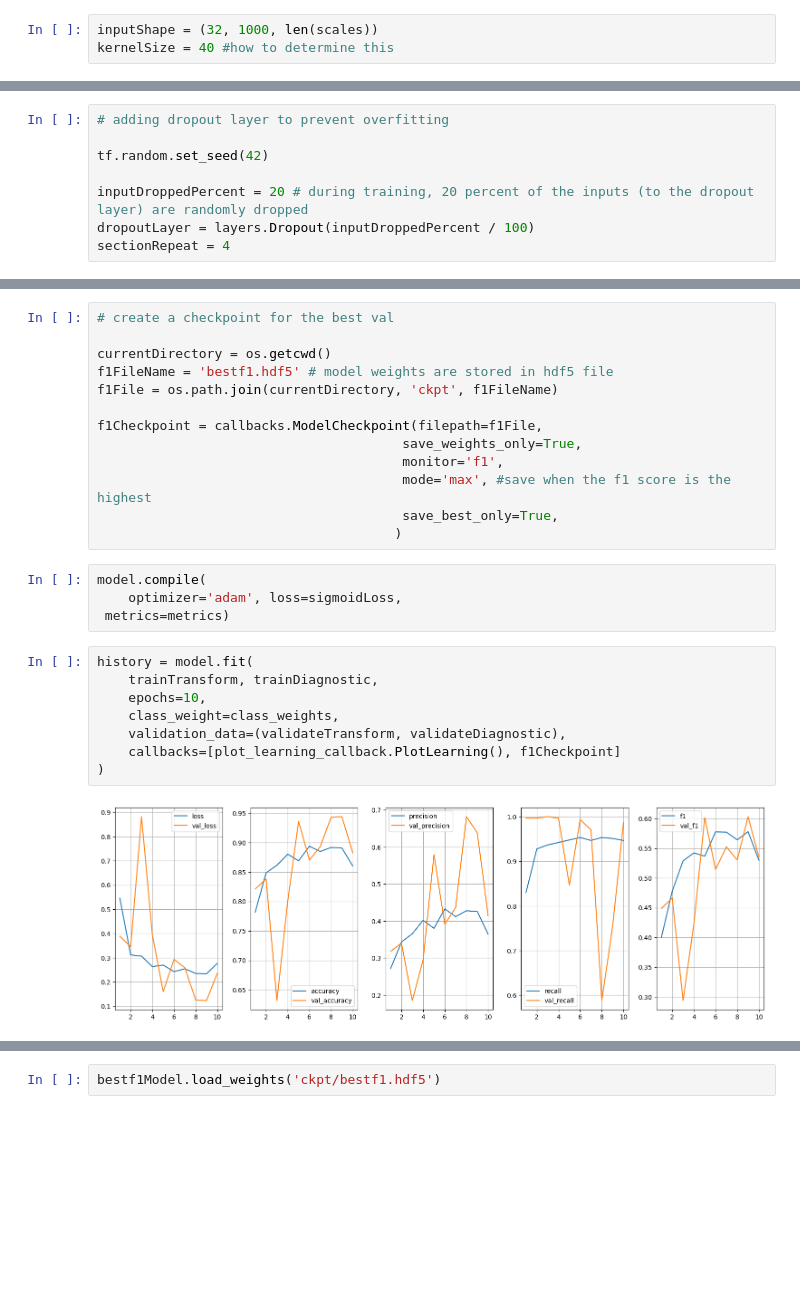
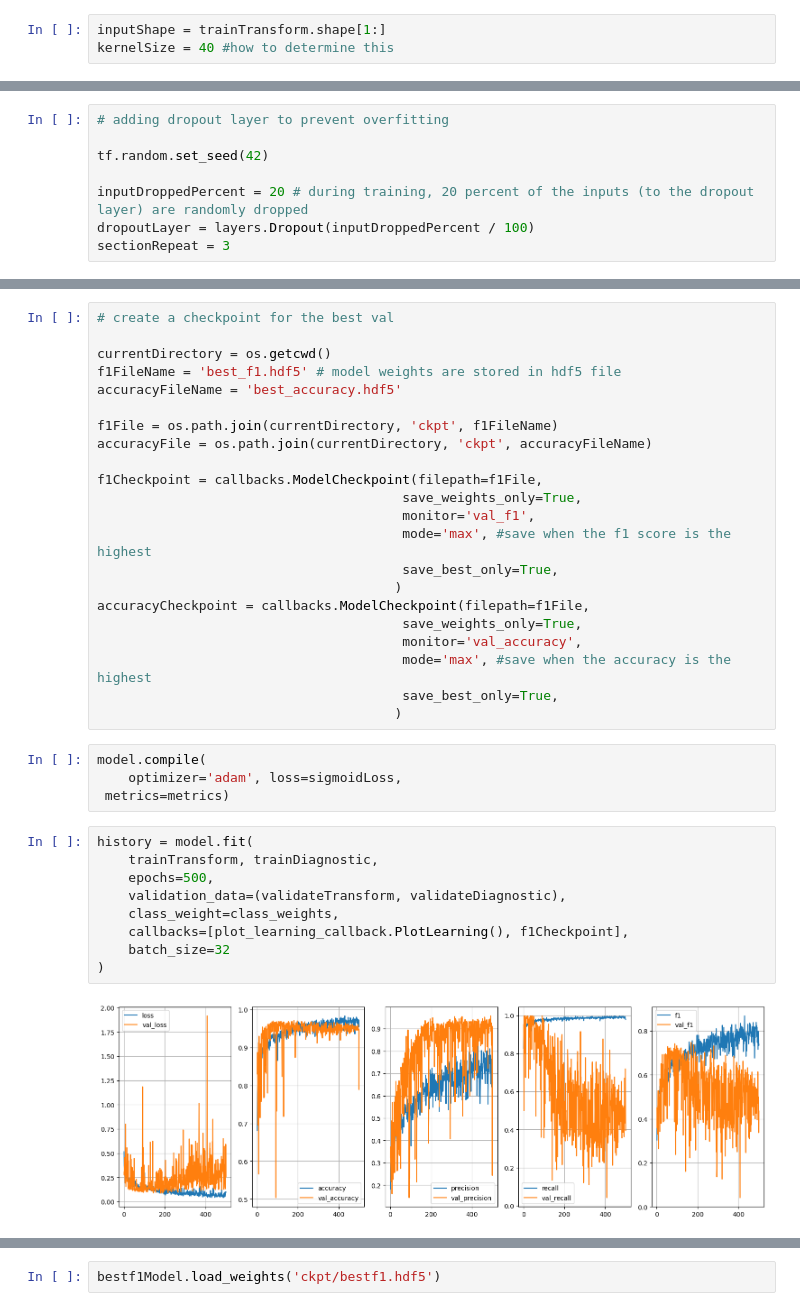
Before and after one commit to aroradev314/ecg-classification, a Jupyter notebook: CNN_using_CWT.ipynb, the cells around one changed output, grey strips where cells are left out. Saved outputs shown, nothing was run; the diff lists cells and outputs as text; blank space fills up the shorter version.

```diff
--- a/CNN_using_CWT.ipynb
+++ b/CNN_using_CWT.ipynb
@@ -59,6 +59,6 @@ trainTransform.shape
 from tensorflow.keras.models import Sequential
 from tensorflow.keras import layers, metrics, callbacks
 # %%
-inputShape = (32, 1000, len(scales))
+inputShape = trainTransform.shape[1:]
 kernelSize = 40 #how to determine this
 # %%
@@ -84,7 +98,7 @@ tf.random.set_seed(42)
 
 inputDroppedPercent = 20 # during training, 20 percent of the inputs (to the dropout layer) are randomly dropped
 dropoutLayer = layers.Dropout(inputDroppedPercent / 100)
-sectionRepeat = 4
+sectionRepeat = 3
 # %%
 model = Sequential()
 
@@ -103,15 +138,24 @@ model.add(layers.Dense(1, activation='sigmoid'))
 # create a checkpoint for the best val
 
 currentDirectory = os.getcwd()
-f1FileName = 'bestf1.hdf5' # model weights are stored in hdf5 file
+f1FileName = 'best_f1.hdf5' # model weights are stored in hdf5 file
+accuracyFileName = 'best_accuracy.hdf5'
+
 f1File = os.path.join(currentDirectory, 'ckpt', f1FileName)
+accuracyFile = os.path.join(currentDirectory, 'ckpt', accuracyFileName)
 
 f1Checkpoint = callbacks.ModelCheckpoint(filepath=f1File,
                                        save_weights_only=True,
-                                       monitor='f1',
+                                       monitor='val_f1',
                                        mode='max', #save when the f1 score is the highest
                                        save_best_only=True,
                                       )
+accuracyCheckpoint = callbacks.ModelCheckpoint(filepath=f1File,
+                                       save_weights_only=True,
+                                       monitor='val_accuracy',
+                                       mode='max', #save when the accuracy is the highest
+                                       save_best_only=True,
+                                      )
 # %%
 model.compile(
     optimizer='adam', loss=sigmoidLoss,
@@ -119,10 +163,11 @@ model.compile(
 # %%
 history = model.fit(
     trainTransform, trainDiagnostic,
-    epochs=10,
+    epochs=500,
+    validation_data=(validateTransform, validateDiagnostic),
     class_weight=class_weights,
-    validation_data=(validateTransform, validateDiagnostic),
-    callbacks=[plot_learning_callback.PlotLearning(), f1Checkpoint]
+    callbacks=[plot_learning_callback.PlotLearning(), f1Checkpoint],
+    batch_size=32
 )
 # %% [output]
-[figure, old version]
+[figure, new version]
```
Also changed, not shown: parts of 15 cells of this notebook, 1 other file.
